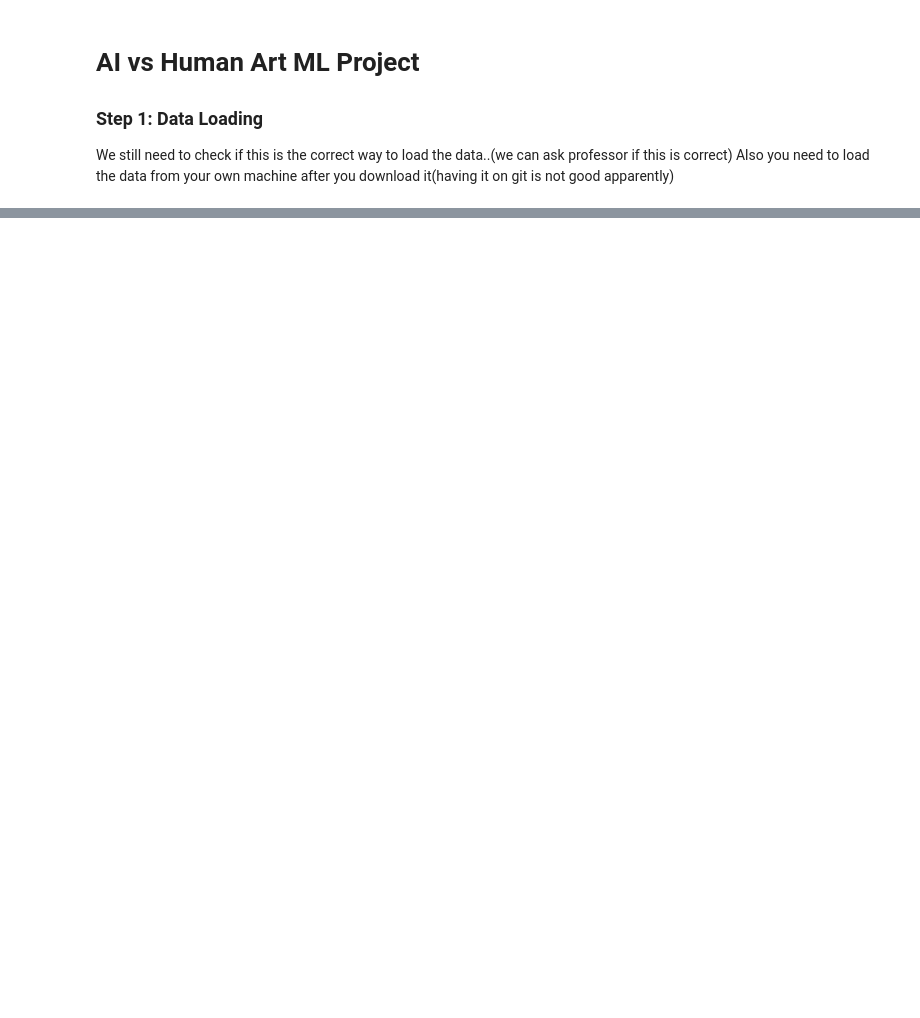
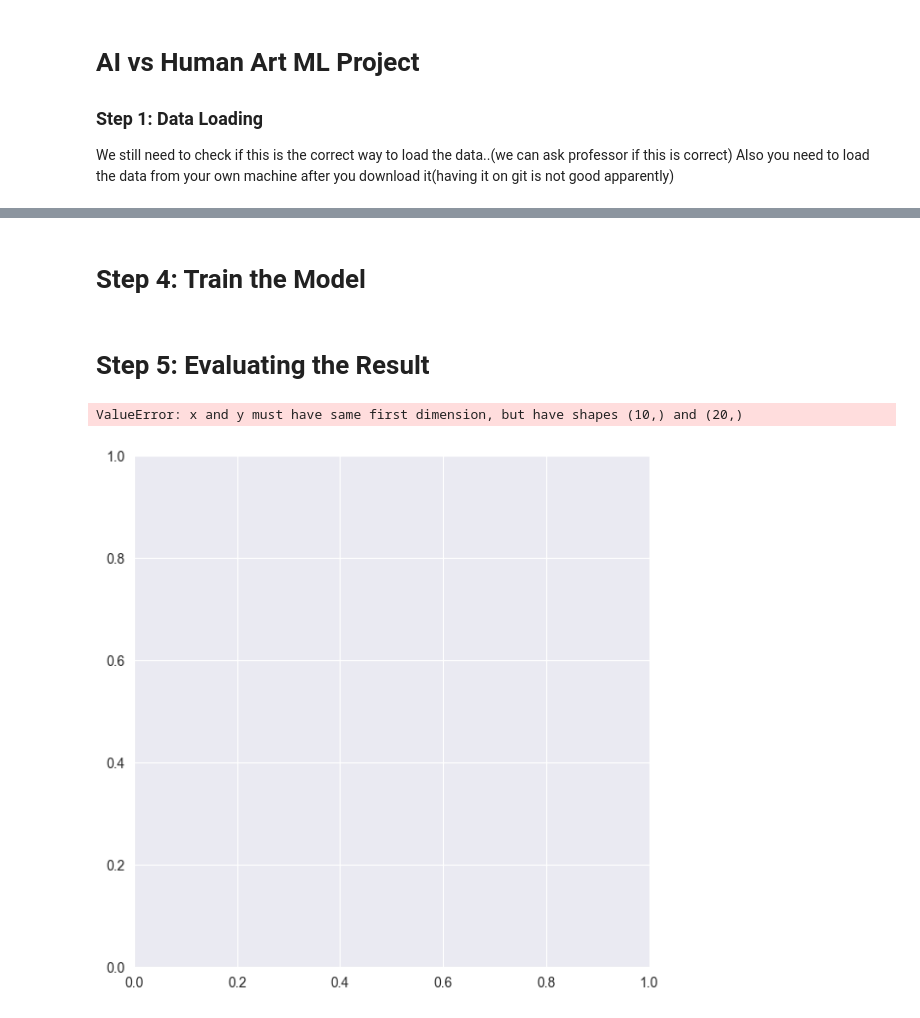
Before and after one commit to GeorgeBonilla-1/AI-Art-Detection, a Jupyter notebook: main.ipynb, the cells around one changed output, grey strips where cells are left out. Cells and saved outputs as stored; diff of their text form; code cells hidden in the pictures; blank space fills up the shorter version.

```diff
--- a/main.ipynb
+++ b/main.ipynb
@@ -40,0 +356,16 @@ hello again
+# %%
+model.compile(
+    optimizer='adam',
+    loss='sparse_categorical_crossentropy',  # For integer labels (0, 1)
+    metrics=['accuracy']
+)
+# %%
+# Train the model
+history = model.fit(
+    train_gen,
+    steps_per_epoch=steps_per_epoch,
+    validation_data=val_gen,
+    validation_steps=validation_steps,
+    epochs=20,
+    verbose=1
+)
@@ -40,0 +390,28 @@ hello again
+# %% [markdown]
+# Step 4: Train the Model
+# %% [markdown]
+# Step 5: Evaluating the Result
+# %%
+acc = history.history['accuracy']
+val_acc = history.history['val_accuracy']
+loss = history.history['loss']
+val_loss = history.history['val_loss']
+
+epochs_range = range(10)
+
+plt.figure(figsize=(15, 15))
+plt.subplot(2, 2, 1)
+plt.plot(epochs_range, acc, label='Training Accuracy')
+plt.plot(epochs_range, val_acc, label='Validation Accuracy')
+plt.legend(loc='lower right')
+plt.title('Training and Validation Accuracy')
+
+plt.subplot(2, 2, 2)
+plt.plot(epochs_range, loss, label='Training Loss')
+plt.plot(epochs_range, val_loss, label='Validation Loss')
+plt.legend(loc='upper right')
+plt.title('Training and Validation Loss')
+plt.show()
+# %% [output]
+ValueError: x and y must have same first dimension, but have shapes (10,) and (20,)
+[figure, added]
```
Also changed, not shown: parts of 16 cells of this notebook.
